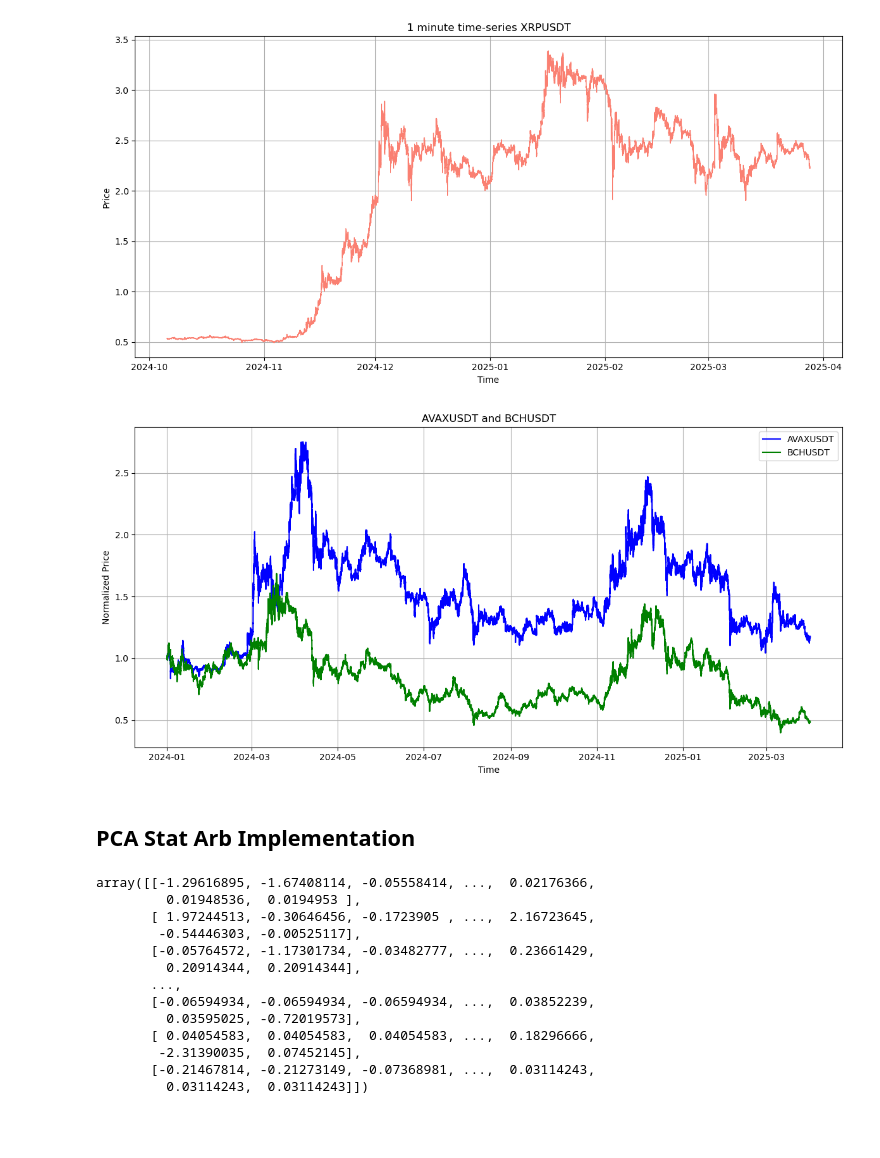
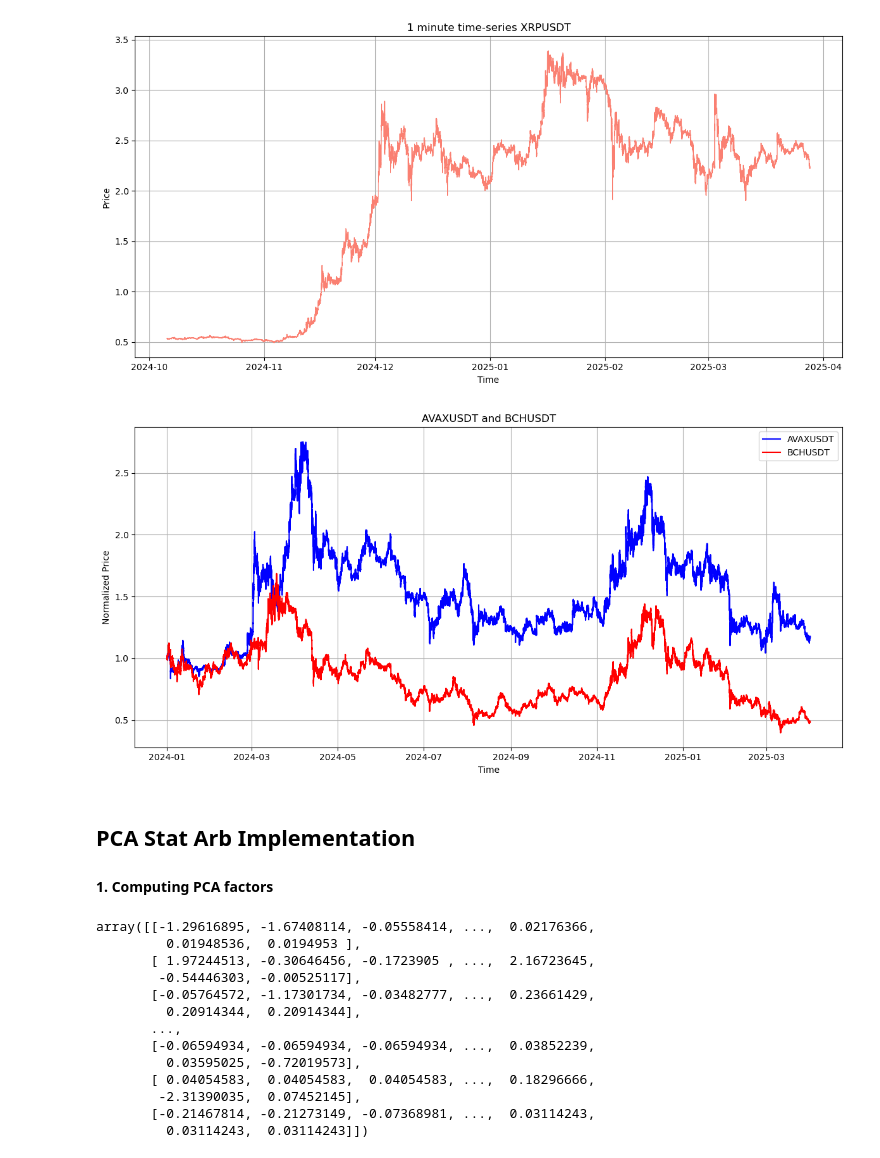
Before and after one commit to PrasunBanerjee04/Arbitrage, a Jupyter notebook: src/research.ipynb, the cells around one changed output. Saved outputs shown, nothing was run; the diff lists cells and outputs as text; code cells hidden in the pictures; blank space fills up the shorter version.

Commit message:
eigenportfolios and factors

```diff
--- a/src/research.ipynb
+++ b/src/research.ipynb
@@ -35,9 +35,9 @@ plot_time_series(xrp_data, ticker="XRPUSDT", color='salmon', start_idx=400000, e
 [figure]
 # %%
 # visualize the normalized time-series of two assets on a normalized y-axis
-plot_normalized_pair(bch_data, avax_data, title="AVAXUSDT and BCHUSDT", label1="AVAXUSDT", label2="BCHUSDT")
+plot_normalized_pair(bch_data, avax_data, title="AVAXUSDT and BCHUSDT", label1="AVAXUSDT", label2="BCHUSDT", color2 = 'red')
 # %% [output]
-[figure, old version]
+[figure, new version]
 # %%
 data_dict = {
     "BTCUSDT": btc_data,
@@ -57,6 +57,7 @@ data_dict = {
 }
 # %% [markdown]
 ## PCA Stat Arb Implementation
+#### 1. Computing PCA factors
 # %%
 from comp_utils import get_Y
 # %%
```
Also changed, not shown: parts of 6 cells of this notebook.
